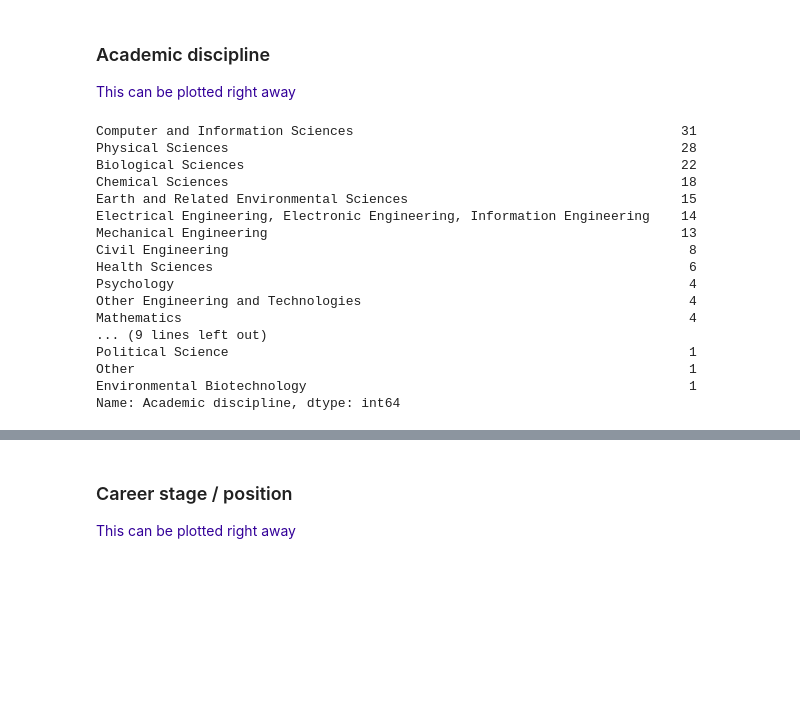
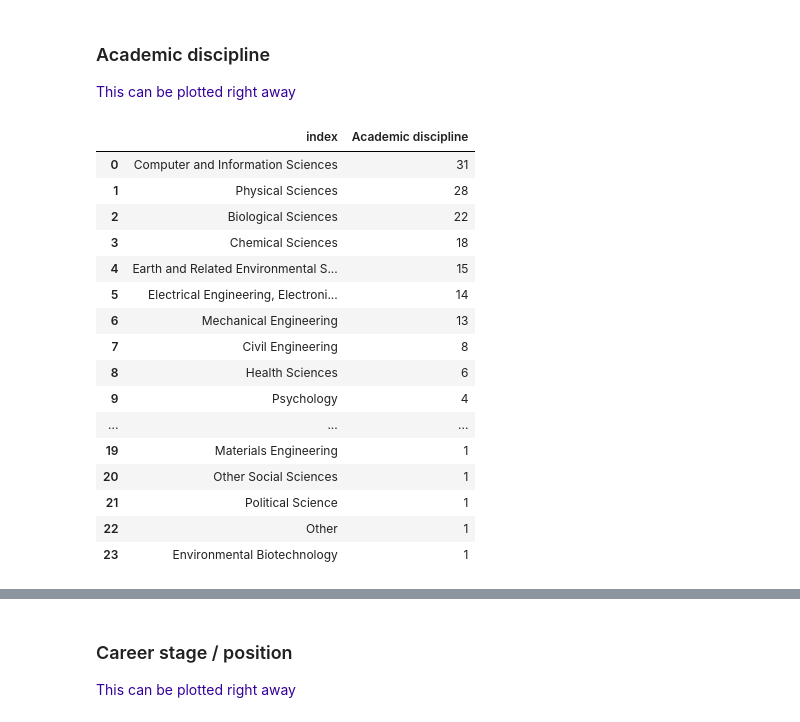
Before and after one commit to coderefinery/workshop-stats, a Jupyter notebook: ExploratoryDA.ipynb, the cells around one changed output, grey strips where cells are left out. Cells and saved outputs as stored; diff of their text form; code cells hidden in the pictures; blank space fills up the shorter version.

```diff
--- a/ExploratoryDA.ipynb
+++ b/ExploratoryDA.ipynb
@@ -105,22 +115,24 @@ Name: Affiliation or university, Length: 107, dtype: int64
 
 <font color=#330099>This can be plotted right away</font>
 # %%
-countAcademic
+countAcademic_DF = countAcademic.reset_index()
-# %% [output]
-Computer and Information Sciences                                          31
-Physical Sciences                                                          28
-Biological Sciences                                                        22
-Chemical Sciences                                                          18
-Earth and Related Environmental Sciences                                   15
-Electrical Engineering, Electronic Engineering, Information Engineering    14
-Mechanical Engineering                                                     13
-Civil Engineering                                                           8
-Health Sciences                                                             6
-Psychology                                                                  4
-Other Engineering and Technologies                                          4
-Mathematics                                                                 4
-... (9 lines left out)
-Political Science                                                           1
-Other                                                                       1
-Environmental Biotechnology                                                 1
-Name: Academic discipline, dtype: int64
+# %%
+countAcademic_DF
+# %% [output]
+|  | index | Academic discipline |
+| 0 | Computer and Information Sciences | 31 |
+| 1 | Physical Sciences | 28 |
+| 2 | Biological Sciences | 22 |
+| 3 | Chemical Sciences | 18 |
+| 4 | Earth and Related Environmental S... | 15 |
+| 5 | Electrical Engineering, Electroni... | 14 |
+| 6 | Mechanical Engineering | 13 |
+| 7 | Civil Engineering | 8 |
+| 8 | Health Sciences | 6 |
+| 9 | Psychology | 4 |
+| ... | ... | ... |
+| 19 | Materials Engineering | 1 |
+| 20 | Other Social Sciences | 1 |
+| 21 | Political Science | 1 |
+| 22 | Other | 1 |
+| 23 | Environmental Biotechnology | 1 |
```
Also changed, not shown: parts of 10 cells of this notebook.
